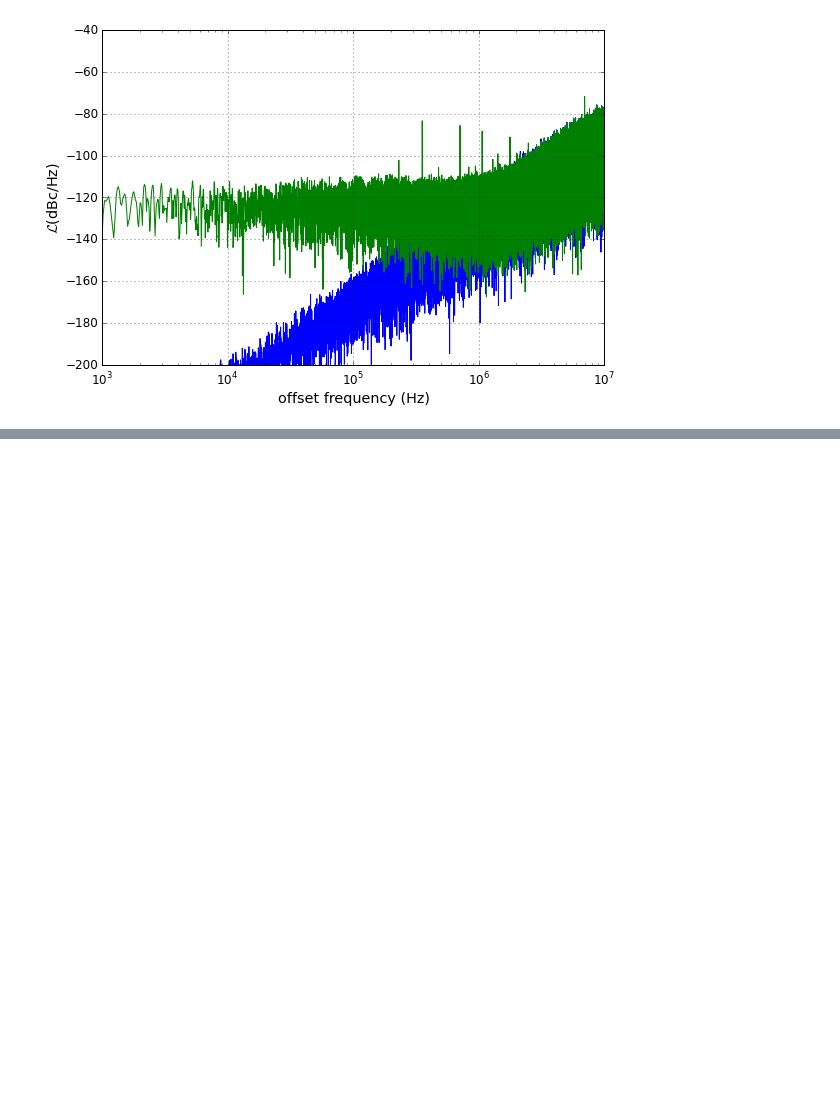
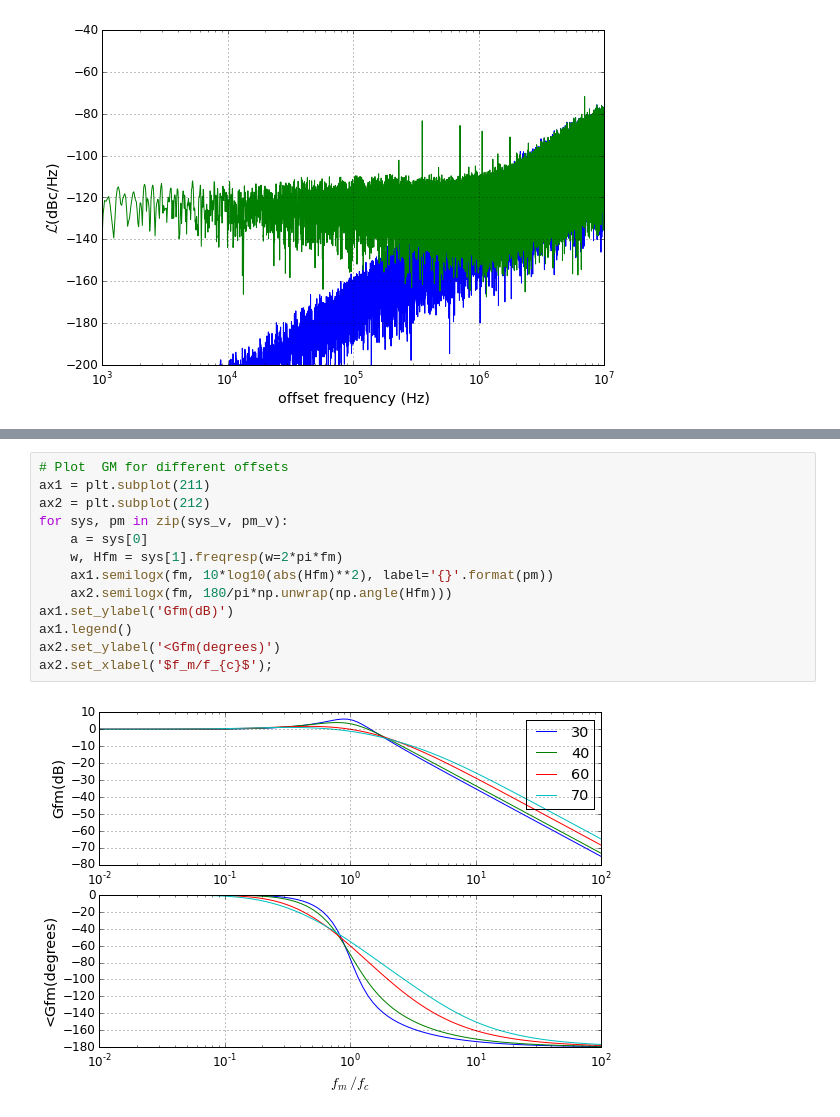
Before and after one commit to ivan33609/plldesigner, a Jupyter notebook: notebooks/Linearity.ipynb, the cells around one changed output, grey strips where cells are left out. Drawn from its saved outputs; the diff is of its cells as text; blank space fills up the shorter version.

```diff
--- a/notebooks/Linearity.ipynb
+++ b/notebooks/Linearity.ipynb
@@ -284,0 +373,15 @@ rbw 0.028(KHz)  14.409(dB)
+# %%
+# Plot  GM for different offsets
+ax1 = plt.subplot(211)
+ax2 = plt.subplot(212)
+for sys, pm in zip(sys_v, pm_v):
+    a = sys[0]
+    w, Hfm = sys[1].freqresp(w=2*pi*fm)
+    ax1.semilogx(fm, 10*log10(abs(Hfm)**2), label='{}'.format(pm))
+    ax2.semilogx(fm, 180/pi*np.unwrap(np.angle(Hfm)))
+ax1.set_ylabel('Gfm(dB)')
+ax1.legend()
+ax2.set_ylabel('<Gfm(degrees)')
+ax2.set_xlabel('$f_m/f_{c}$');
+# %% [output]
+[figure, added]
```
Also changed, not shown: parts of 10 cells of this notebook.
